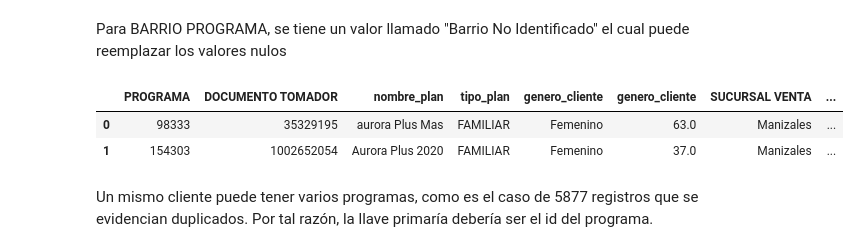
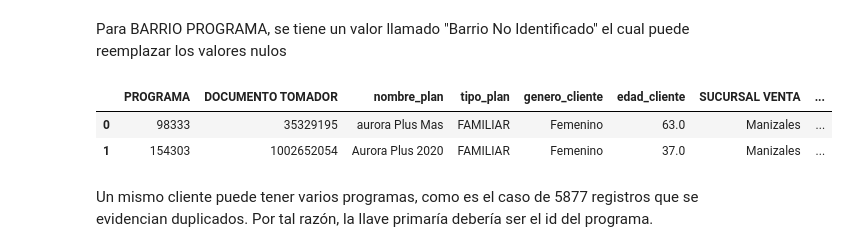
Before and after one commit to cfccfelipe/desercion, a Jupyter notebook: pipeline/preparacion_datos.ipynb, the cells around one changed output. Drawn from its saved outputs; the diff is of its cells as text; code cells hidden in the pictures.

```diff
--- a/pipeline/preparacion_datos.ipynb
+++ b/pipeline/preparacion_datos.ipynb
@@ -117,10 +117,10 @@ new_activos["BARRIO PROGRAMA"] = new_activos["BARRIO PROGRAMA"].fillna(
     "Barrio No Identificado")
 # %%
 new_activos = new_activos.rename(columns={"BARRIO PROGRAMA": "barrio_programa", "VALOR CUOTA": "cuota_programa", "LOCALIDAD PROGRAMA": "localidad_programa",
-                                          "PLAN EXEQUIAL": "nombre_plan", "TIPO PLAN": "tipo_plan", "GENERO TOMADOR": "genero_cliente", "EDAD TOMADOR": "genero_cliente"})
+                                          "PLAN EXEQUIAL": "nombre_plan", "TIPO PLAN": "tipo_plan", "GENERO TOMADOR": "genero_cliente", "EDAD TOMADOR": "edad_cliente"})
 new_activos.head(2)
 # %% [output]
-|  | PROGRAMA | DOCUMENTO TOMADOR | nombre_plan | tipo_plan | genero_cliente | genero_cliente | SUCURSAL VENTA | ... |
+|  | PROGRAMA | DOCUMENTO TOMADOR | nombre_plan | tipo_plan | genero_cliente | edad_cliente | SUCURSAL VENTA | ... |
 | 0 | 98333 | 35329195 | aurora Plus Mas | FAMILIAR | Femenino | 63.0 | Manizales | ... |
 | 1 | 154303 | 1002652054 | Aurora Plus 2020 | FAMILIAR | Femenino | 37.0 | Manizales | ... |
 # %% [markdown]
```
Also changed, not shown: parts of 25 cells of this notebook.
